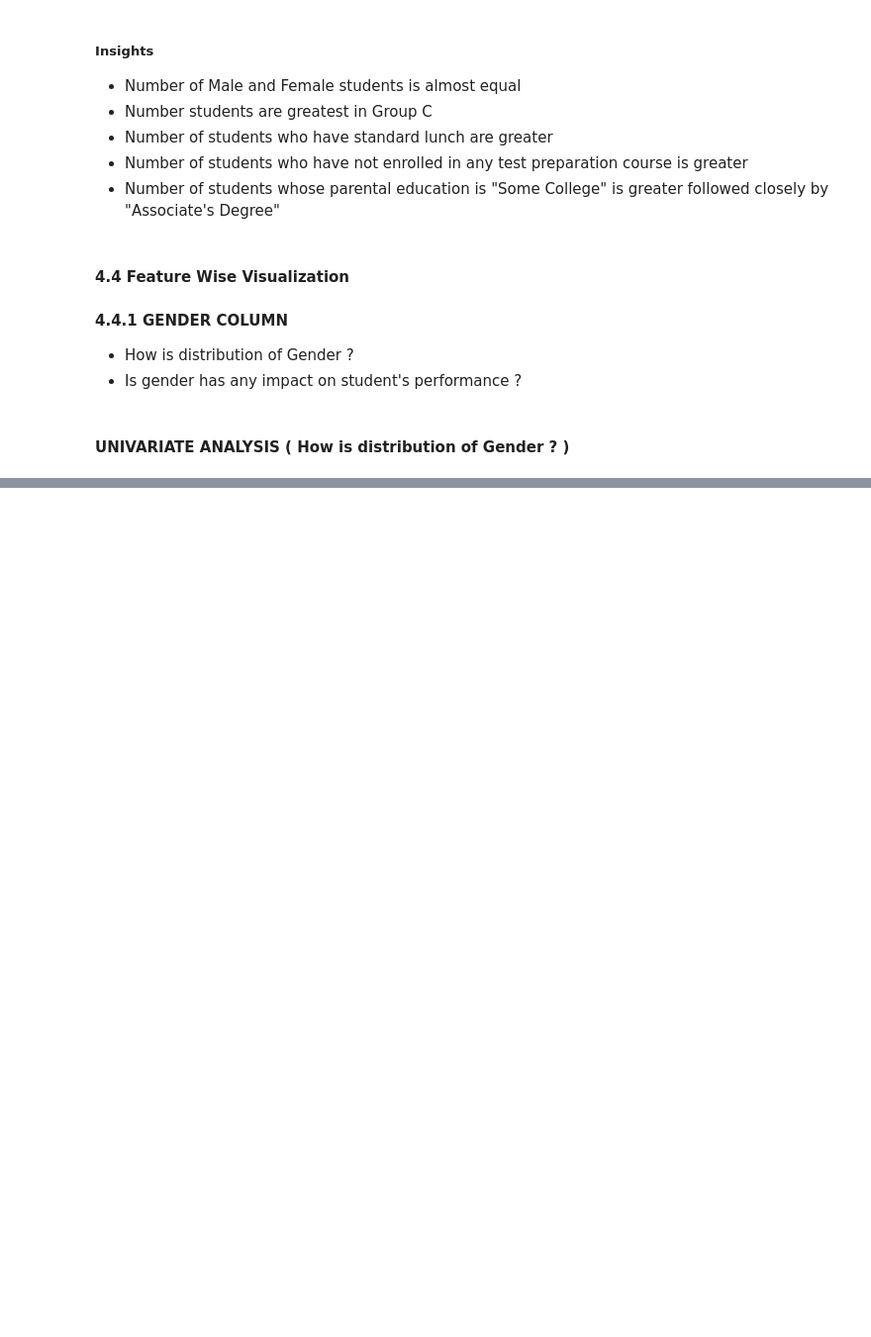
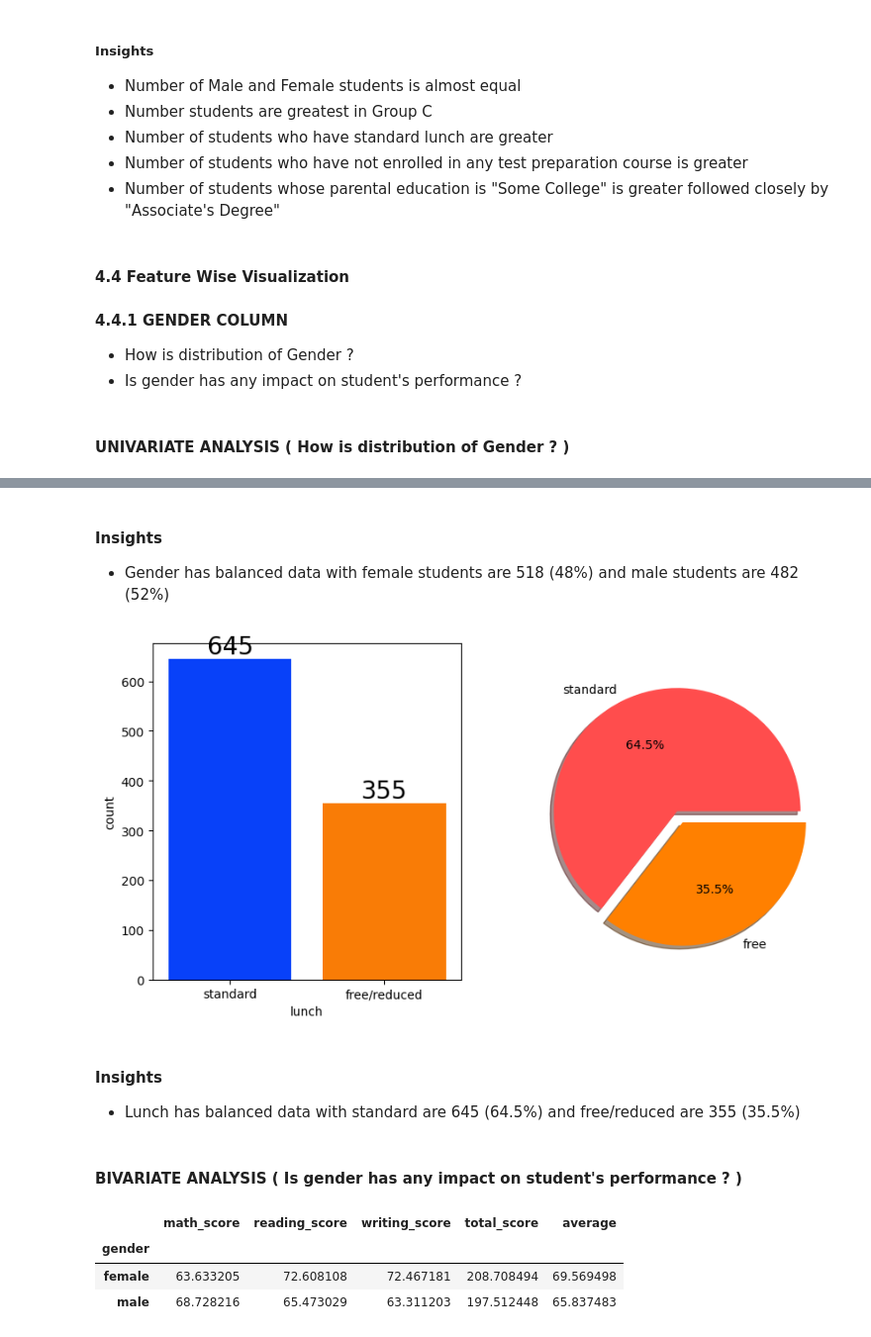
Before and after one commit to AbhishekChauhan28/Project_Ml, a Jupyter notebook: Notebook/EDA_Student.ipynb, the cells around one changed output, grey strips where cells are left out. Shown at 99% size. Drawn from its saved outputs; the diff is of its cells as text; code cells hidden in the pictures; blank space fills up the shorter version.

```diff
--- a/Notebook/EDA_Student.ipynb
+++ b/Notebook/EDA_Student.ipynb
@@ -423,0 +434,26 @@ plt.show()
+# %% [markdown]
+#### Insights
+- Gender has balanced data with female students are 518 (48%) and male students are 482 (52%)
+# %%
+f,ax = plt.subplots(1,2, figsize = (10,5))
+sns.countplot(x = df['lunch'], data = df, palette = 'bright', ax=ax[0], saturation = 0.95)
+for container in ax[0].containers:
+    ax[0].bar_label(container, color = 'black', size = 20)
+
+plt.pie(x = df['lunch'].value_counts(), labels = ['standard', 'free'], explode = [0,0.1], autopct = '%1.1f%%', shadow = True, colors =['#ff4d4d','#ff8000'])
+plt.show()
+# %% [output]
+[figure, added]
+# %% [markdown]
+#### Insights
+- Lunch has balanced data with standard are 645 (64.5%) and free/reduced are 355 (35.5%)
+# %% [markdown]
+#### BIVARIATE ANALYSIS ( Is gender has any impact on student's performance ? )
+# %%
+gender_group = df.groupby('gender').mean()
+gender_group
+# %% [output]
+|  | math_score | reading_score | writing_score | total_score | average |
+| gender |  |  |  |  |  |
+| female | 63.633205 | 72.608108 | 72.467181 | 208.708494 | 69.569498 |
+| male | 68.728216 | 65.473029 | 63.311203 | 197.512448 | 65.837483 |
```
Also changed, not shown: parts of 37 cells of this notebook.
